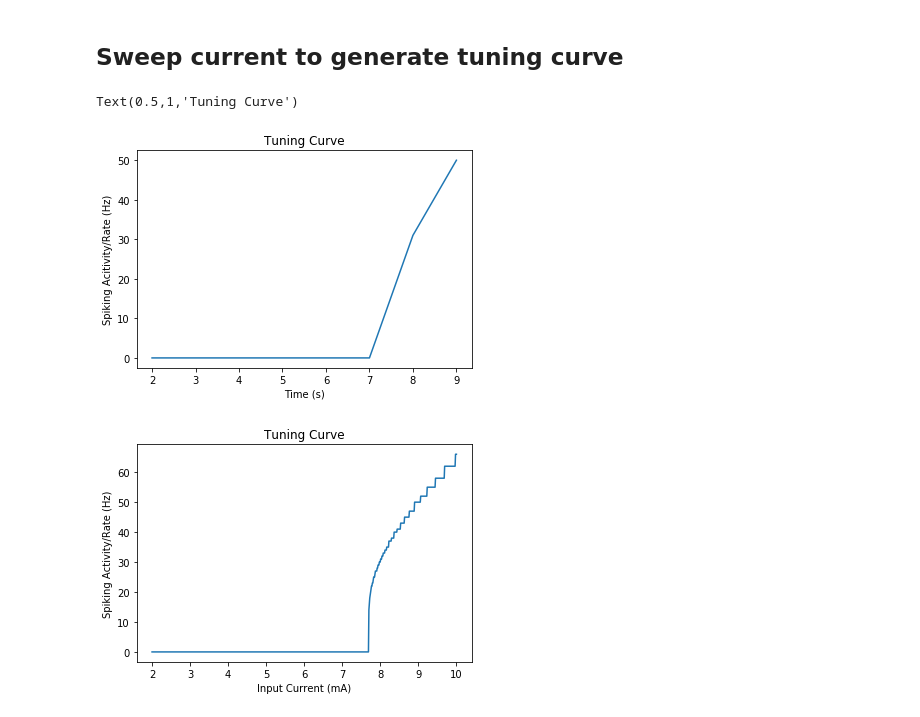
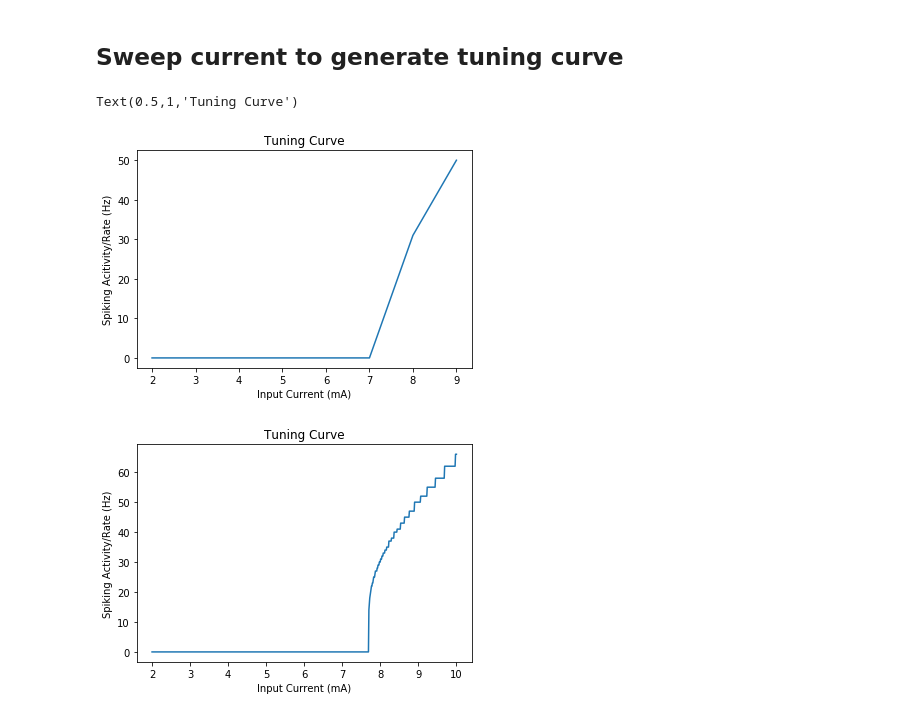
Before and after one commit to Kanaderu/Neural-Networks, a Jupyter notebook: 01 - Population SNN.ipynb, the cells around one changed output. Drawn from its saved outputs; the diff is of its cells as text; code cells hidden in the pictures.

```diff
--- a/01 - Population SNN.ipynb
+++ b/01 - Population SNN.ipynb
@@ -189,12 +189,12 @@ plt.xlim(0, 4)
 # %%
 t, response = single_neuron.generate_response(range(2, 10))
 plt.plot(t, response)
 plt.ylabel('Spiking Acitivity/Rate (Hz)')
-plt.xlabel('Time (s)')
+plt.xlabel('Input Current (mA)')
 plt.title('Tuning Curve')
 # %% [output]
 Text(0.5,1,'Tuning Curve')
-[figure, old version]
+[figure, new version]
 # %%
 single_neuron.plot_tuning_curve(np.linspace(2, 10, 700))
 # %% [output]
```
Also changed, not shown: parts of 10 cells of this notebook.
